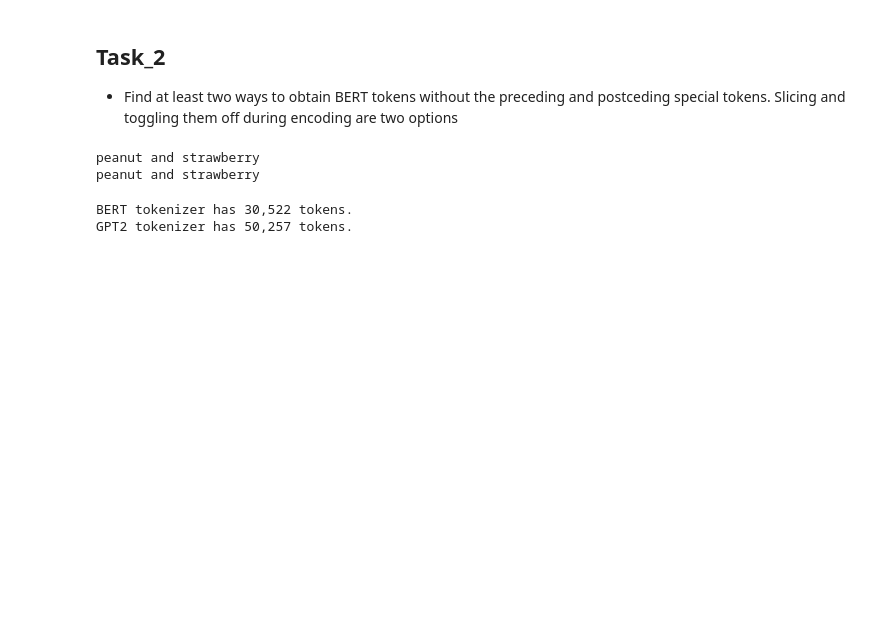
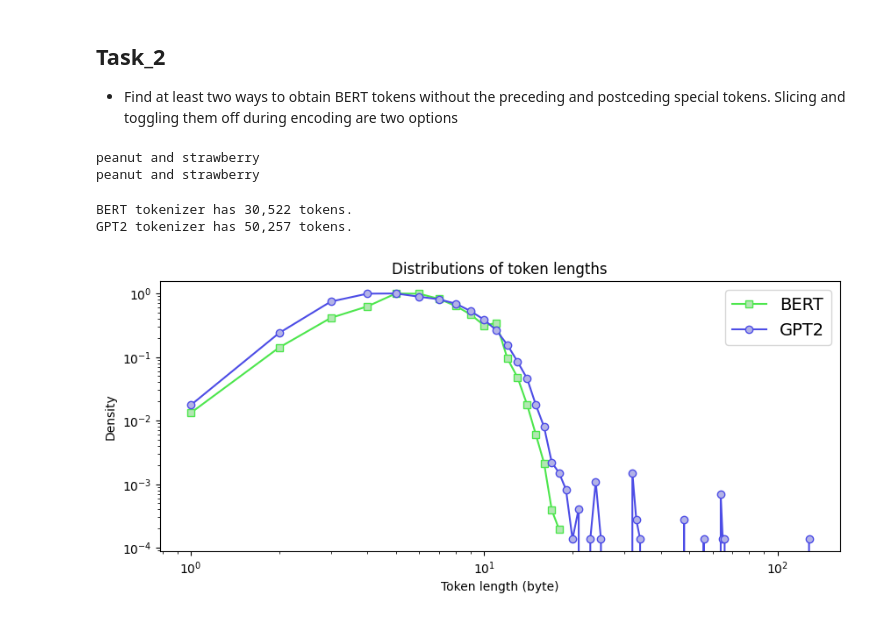
Before and after one commit to Saransh-Basu-01/50-Ml-Projects-to-understand-LLMs, a Jupyter notebook: Project_7_Translating_between_Tokenizers.ipynb, the cells around one changed output. Saved outputs shown, nothing was run; the diff lists cells and outputs as text; code cells hidden in the pictures; blank space fills up the shorter version.

```diff
--- a/Project_7_Translating_between_Tokenizers.ipynb
+++ b/Project_7_Translating_between_Tokenizers.ipynb
@@ -307,5 +307,34 @@ print(f'GPT2 tokenizer has {tokenizer_G.vocab_size:,} tokens.')
 # %% [output]
 BERT tokenizer has 30,522 tokens.
 GPT2 tokenizer has 50,257 tokens.
-# %% [markdown]
-##
+# %%
+# initialize
+lengths_B = np.zeros(tokenizer_B.vocab_size,dtype=int)
+
+# get all the lengths
+for t in range(tokenizer_B.vocab_size):
+  lengths_B[t] = len(tokenizer_B.decode(t).encode('utf-8'))
+# initialize
+lengths_G = np.zeros(tokenizer_G.vocab_size,dtype=int)
+
+# get all the lengths
+for t in range(tokenizer_G.vocab_size):
+  lengths_G[t] = len(tokenizer_G.decode(t).encode('utf-8'))
+
+bincounts_B = np.bincount(lengths_B)
+bincounts_G = np.bincount(lengths_G)
+
+# note: first element in np.bincount output is for count=0, which we can ignore
+
+# plot
+plt.figure(figsize=(10,4))
+plt.plot(range(1,max(lengths_B)+1),bincounts_B[1:]/bincounts_B.max(),'s-',color=[.3,.9,.3],markerfacecolor=[.7,.9,.7],label='BERT')
+plt.plot(range(1,max(lengths_G)+1),bincounts_G[1:]/bincounts_G.max(),'o-',color=[.3,.3,.9],markerfacecolor=[.7,.7,.9],label='GPT2')
+
+plt.legend(fontsize=14)
+plt.gca().set(xlabel='Token length (byte)',ylabel='Density',
+              title='Distributions of token lengths',yscale='log',xscale='log')
+
+plt.show()
+# %% [output]
+[figure, added]
```
Also changed, not shown: parts of 3 cells of this notebook.
